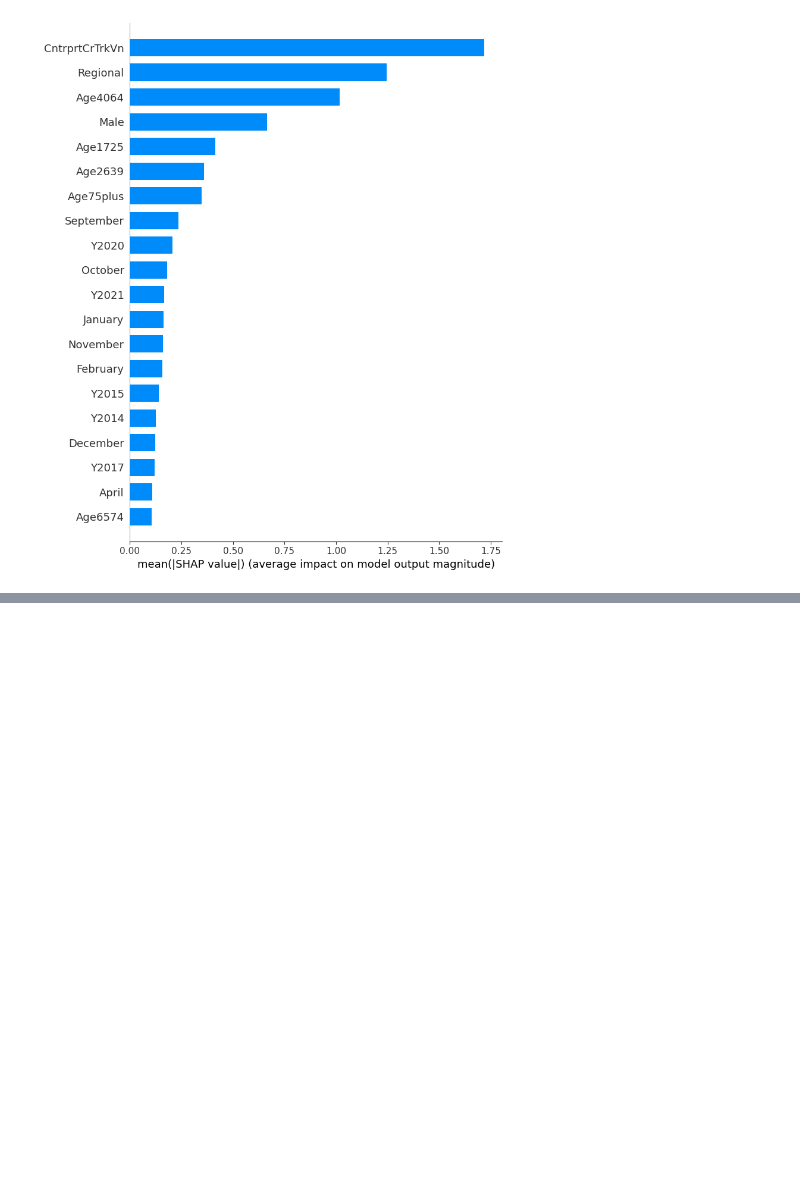
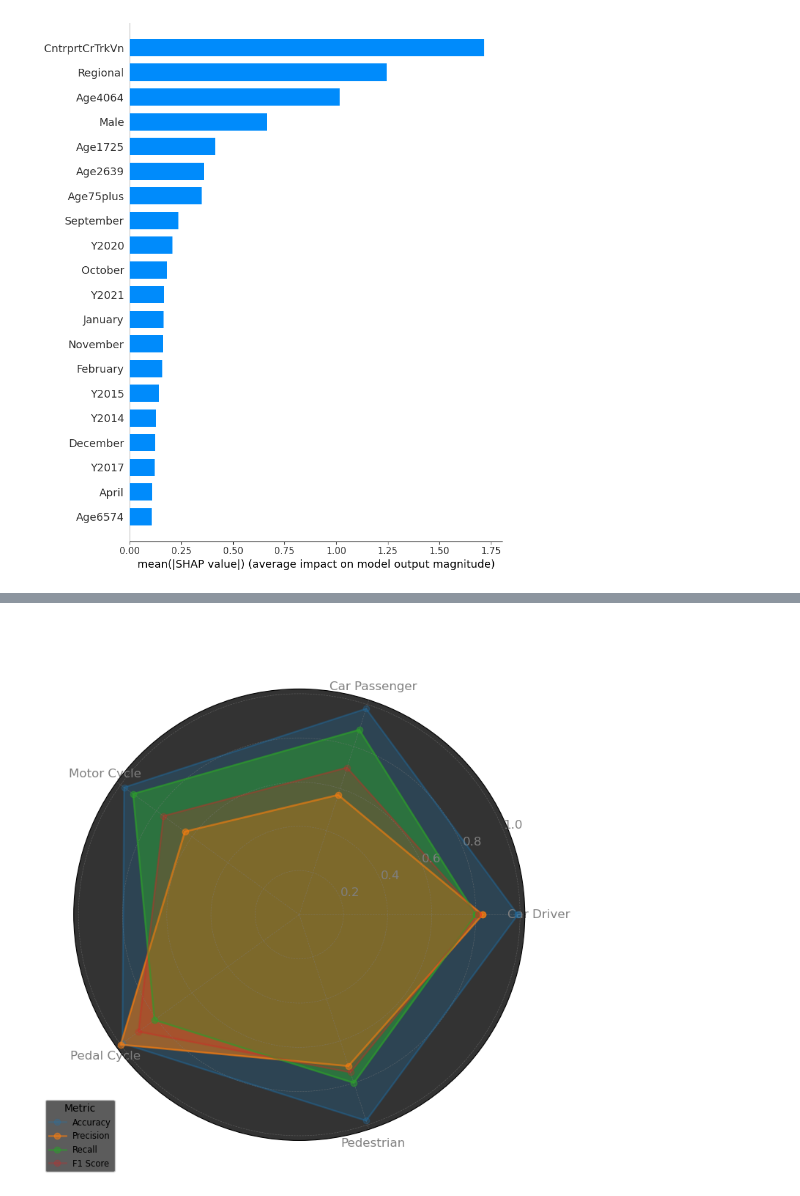
Before and after one commit to mraminamiri/National_Accident, a Jupyter notebook: severityClassification/FINALLSEVERITYCLASSIFICATION.ipynb, the cells around one changed output, grey strips where cells are left out. Cells and saved outputs as stored; diff of their text form; code cells hidden in the pictures; blank space fills up the shorter version.

```diff
--- a/severityClassification/FINALLSEVERITYCLASSIFICATION.ipynb
+++ b/severityClassification/FINALLSEVERITYCLASSIFICATION.ipynb
@@ -1141,0 +1295,45 @@ shap.summary_plot(shap_values, X_test, plot_type="bar")
+# %%
+import matplotlib.pyplot as plt
+import numpy as np
+
+accuracy = [0.99, 0.98, 0.98, 0.99, 0.98]
+precision = [0.83, 0.57, 0.64, 1.0, 0.72]
+recall = [0.8, 0.88, 0.93, 0.81, 0.8]
+f1_score = [0.81, 0.7, 0.76, 0.9, 0.75]
+
+labels = ['Car Driver', 'Car Passenger', 'Motor Cycle', 'Pedal Cycle', 'Pedestrian']
+
+data = np.array([accuracy, precision, recall, f1_score])
+
+num_vars = data.shape[1]
+
+angles = np.linspace(0, 2 * np.pi, num_vars, endpoint=False).tolist()
+angles += angles[:1]
+
+fig, ax = plt.subplots(figsize=(8, 8), subplot_kw=dict(polar=True))
+
+colors = ['#1f77b4', '#ff7f0e', '#2ca02c', '#d62728']
+labels_metric = ['Accuracy', 'Precision', 'Recall', 'F1 Score']
+
+for idx, (data_slice, color, label) in enumerate(zip(data, colors, labels_metric)):
+    if label == 'Precision' or label == 'Recall':
+        alpha_value = 0.5
+    else:
+        alpha_value = 0.25
+    data_slice = np.concatenate([data_slice, [data_slice[0]]])
+    ax.plot(angles, data_slice, 'o-', linewidth=2, label=label, color=color, alpha=alpha_value)
+    ax.fill(angles, data_slice, alpha=alpha_value, color=color)
+
+ax.set_xticks(angles[:-1])
+ax.set_xticklabels(labels, color='grey', size=12)
+ax.set_yticks([0.2, 0.4, 0.6, 0.8, 1.0])  # تنظیم مقیاس محور y
+ax.set_yticklabels(['0.2', '0.4', '0.6', '0.8', '1.0'], color='grey', size=12)
+
+ax.set_facecolor('#333333')
+
+plt.title('XGBoost Model Performance Comparison', size=15, color='white', y=1.1)
+plt.legend(title='Metric', loc='upper right', bbox_to_anchor=(0.1, 0.1), fontsize='small', facecolor='#333333')
+plt.grid(color='grey', linestyle='--', linewidth=0.5, alpha=0.5)
+plt.show()
+# %% [output]
+[figure, added]
```
Also changed, not shown: parts of 25 cells of this notebook.
